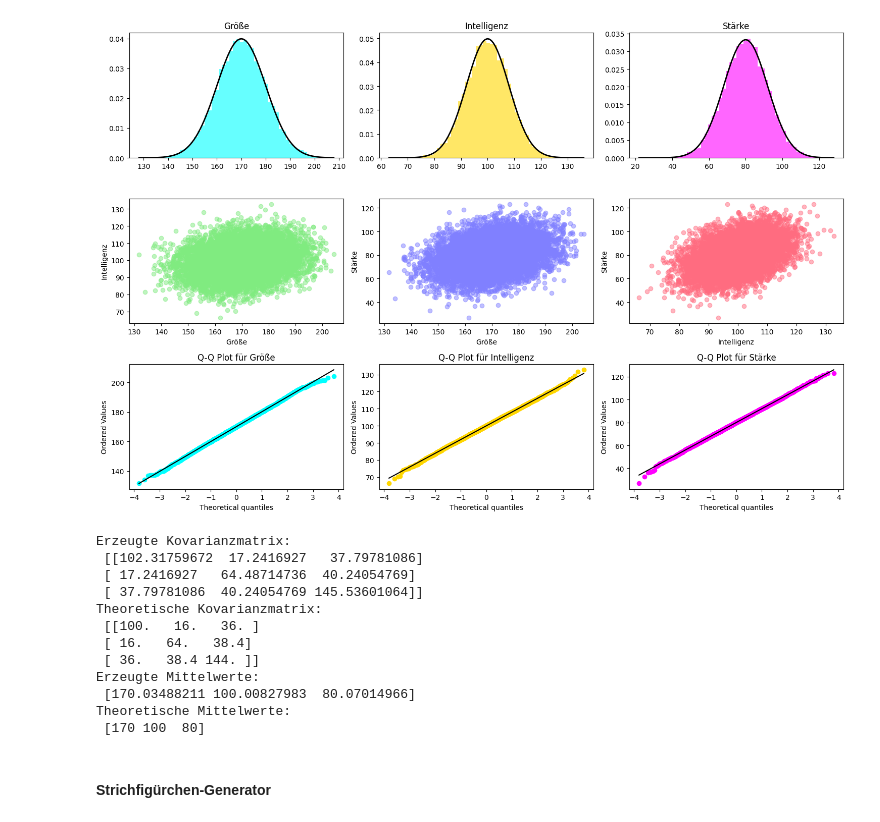
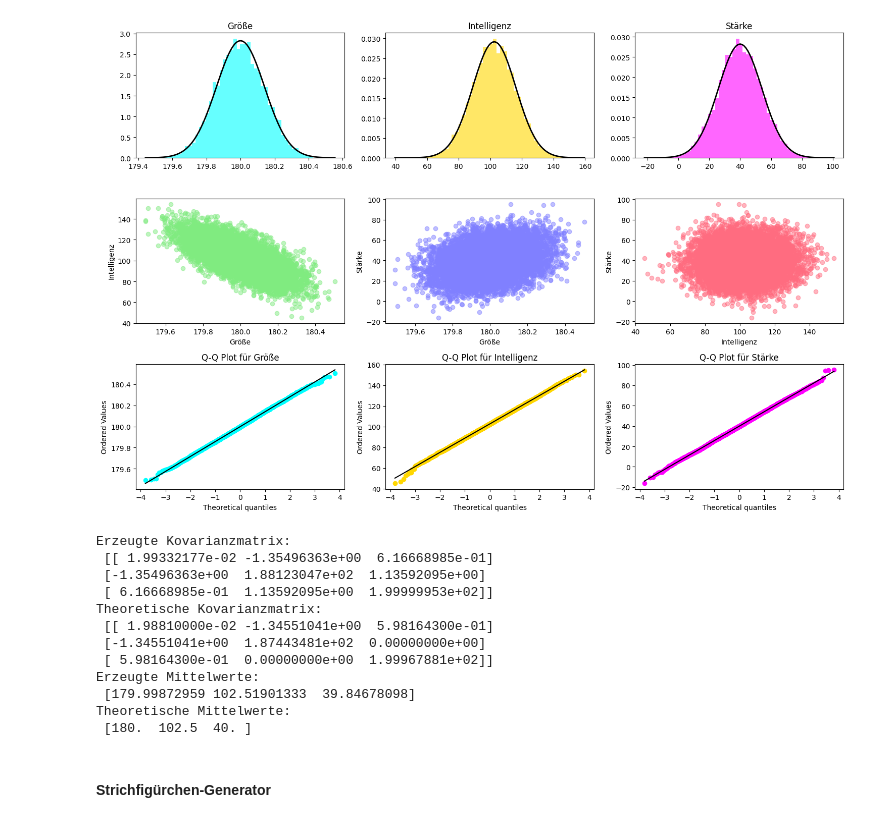
Before and after one commit to msi-se/stochastik-team7, a Jupyter notebook: erzeugung-zv/erzeugung-zv.ipynb, the cells around one changed output. Cells and saved outputs as stored; diff of their text form; code cells hidden in the pictures.

```diff
--- a/erzeugung-zv/erzeugung-zv.ipynb
+++ b/erzeugung-zv/erzeugung-zv.ipynb
@@ -80,11 +78,38 @@ import numpy as np
 import matplotlib.pyplot as plt
 import scipy.stats as stats
 
+# Gegebene Mittelwerte
+mu_groesse = 180
+mu_intelligenz = 102.5
+mu_staerke = 40
+
+# Gegebene Standardabweichungen
+std_groesse = 0.141
+std_intelligenz = 13.691
+std_staerke = 14.141
+
+# Gegebene Korrelationen
+corr_gi = -0.697  # Intelligenz/Größe
+corr_gs = 0.3     # Stärke/Größe
+corr_is = 0       # Intelligenz/Stärke
+
+# Berechnung der Varianzen
+var_groesse = std_groesse ** 2
+var_intelligenz = std_intelligenz ** 2
+var_staerke = std_staerke ** 2
+
+# Berechnung der Kovarianzen
+cov_gi = corr_gi * std_groesse * std_intelligenz
+cov_gs = corr_gs * std_groesse * std_staerke
+cov_is = corr_is * std_intelligenz * std_staerke
+
 # Definition der multivariaten Normalverteilung
-mu = np.array([170, 100, 80])
-cov = np.array([[100, 16, 36],
-                [16, 64, 38.4],
-                [36, 38.4, 144]])
+mu = np.array([mu_groesse, mu_intelligenz, mu_staerke])
+cov = np.array([
+    [var_groesse, cov_gi, cov_gs],
+    [cov_gi, var_intelligenz, cov_is],
+    [cov_gs, cov_is, var_staerke]
+])
 
 # Verwerfungsmethode für multivariate Normalverteilung
 def multivariate_normal_accept_reject(mu, cov, n):
@@ -136,46 +161,46 @@ pair_colors = [
 ]
 pairs = [(0, 1), (0, 2), (1, 2)]
 
 for i, ((x_idx, y_idx), (color1, color2)) in enumerate(zip(pairs, pair_colors)):
     plt.subplot(3, 3, 4 + i)
     plt.scatter(correlated_data[:, x_idx], correlated_data[:, y_idx], alpha=0.5, color=(np.array(plt.cm.colors.to_rgba(color1))[:3] + np.array(plt.cm.colors.to_rgba(color2))[:3]) / 2)
     plt.xlabel(['Größe', 'Intelligenz', 'Stärke'][x_idx])
     plt.ylabel(['Größe', 'Intelligenz', 'Stärke'][y_idx])
 
 # Q-Q Plots für jede Variable
 for i, (label, color) in enumerate(zip(['Größe', 'Intelligenz', 'Stärke'], colors)):
     plt.subplot(3, 3, 7 + i)
     stats.probplot(correlated_data[:, i], dist="norm", plot=plt)
     plt.title(f'Q-Q Plot für {label}')
     plt.gca().get_lines()[0].set_color(color)
     plt.gca().get_lines()[1].set_color('black')
 
 plt.tight_layout()
 plt.show()
 
 # Vergleich der Kovarianzmatrix
 generated_cov = np.cov(correlated_data, rowvar=False)
 print("Erzeugte Kovarianzmatrix:\n", generated_cov)
 print("Theoretische Kovarianzmatrix:\n", cov)
 
 # Vergleich der Mittelwerte
 generated_mean = np.mean(correlated_data, axis=0)
 print("Erzeugte Mittelwerte:\n", generated_mean)
 print("Theoretische Mittelwerte:\n", mu)
 # %% [output]
-[figure, old version]
+[figure, new version]
 Erzeugte Kovarianzmatrix:
- [[102.31759672  17.2416927   37.79781086]
- [ 17.2416927   64.48714736  40.24054769]
- [ 37.79781086  40.24054769 145.53601064]]
+ [[ 1.99332177e-02 -1.35496363e+00  6.16668985e-01]
+ [-1.35496363e+00  1.88123047e+02  1.13592095e+00]
+ [ 6.16668985e-01  1.13592095e+00  1.99999953e+02]]
 Theoretische Kovarianzmatrix:
- [[100.   16.   36. ]
- [ 16.   64.   38.4]
- [ 36.   38.4 144. ]]
+ [[ 1.98810000e-02 -1.34551041e+00  5.98164300e-01]
+ [-1.34551041e+00  1.87443481e+02  0.00000000e+00]
+ [ 5.98164300e-01  0.00000000e+00  1.99967881e+02]]
 Erzeugte Mittelwerte:
- [170.03488211 100.00827983  80.07014966]
+ [179.99872959 102.51901333  39.84678098]
 Theoretische Mittelwerte:
- [170 100  80]
+ [180.  102.5  40. ]
 # %% [markdown]
 #### Strichfigürchen-Generator
 # %%
```
Also changed, not shown: parts of 2 cells of this notebook.
